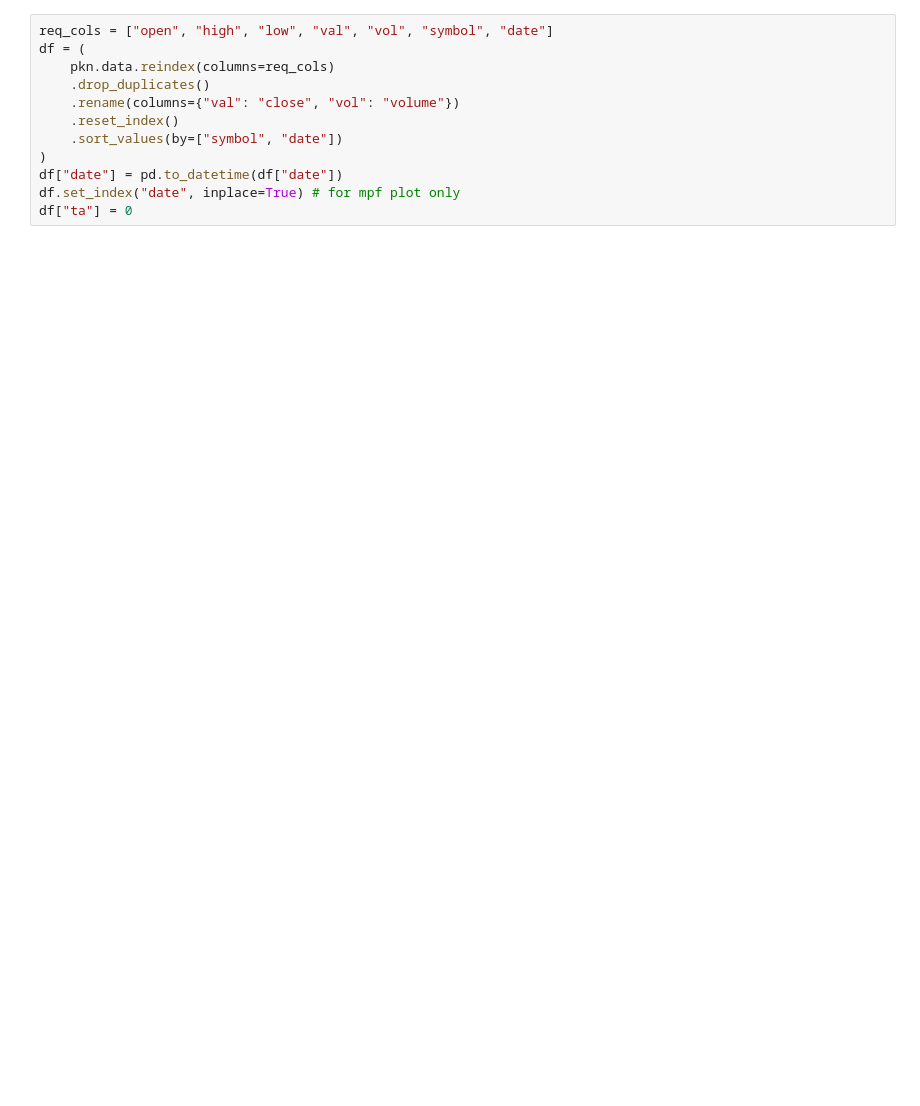
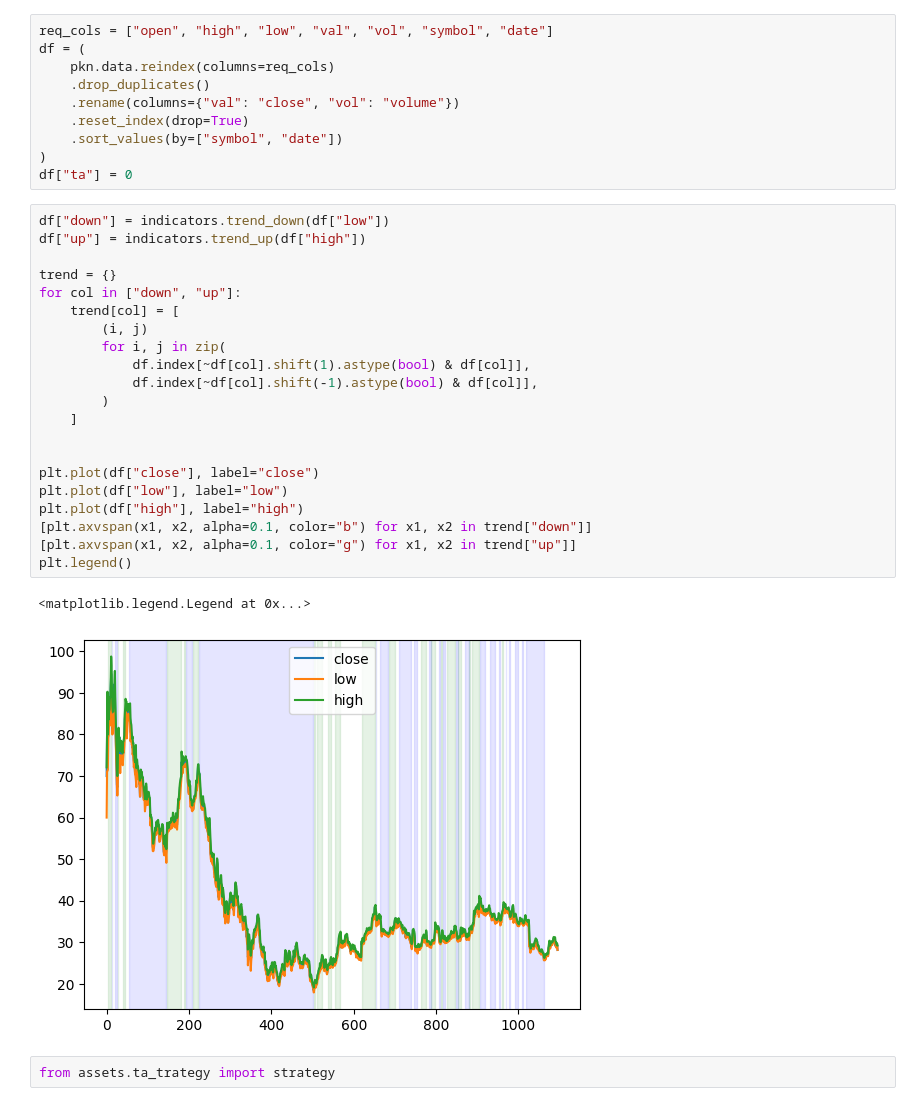
Before and after one commit to zielaskowski/tradeDB, a Jupyter notebook: dev/technical_analysis.ipynb, the cells around one changed output. Saved outputs shown, nothing was run; the diff lists cells and outputs as text; blank space fills up the shorter version.

```diff
--- a/dev/technical_analysis.ipynb
+++ b/dev/technical_analysis.ipynb
@@ -55,11 +92,35 @@ df = (
     pkn.data.reindex(columns=req_cols)
     .drop_duplicates()
     .rename(columns={"val": "close", "vol": "volume"})
-    .reset_index()
+    .reset_index(drop=True)
     .sort_values(by=["symbol", "date"])
 )
-df["date"] = pd.to_datetime(df["date"])
-df.set_index("date", inplace=True) # for mpf plot only
 df["ta"] = 0
+# %%
+df["down"] = indicators.trend_down(df["low"])
+df["up"] = indicators.trend_up(df["high"])
+
+trend = {}
+for col in ["down", "up"]:
+    trend[col] = [
+        (i, j)
+        for i, j in zip(
+            df.index[~df[col].shift(1).astype(bool) & df[col]],
+            df.index[~df[col].shift(-1).astype(bool) & df[col]],
+        )
+    ]
+
+
+plt.plot(df["close"], label="close")
+plt.plot(df["low"], label="low")
+plt.plot(df["high"], label="high")
+[plt.axvspan(x1, x2, alpha=0.1, color="b") for x1, x2 in trend["down"]]
+[plt.axvspan(x1, x2, alpha=0.1, color="g") for x1, x2 in trend["up"]]
+plt.legend()
+# %% [output]
+<matplotlib.legend.Legend at 0x...>
+[figure, added]
+# %%
+from assets.ta_trategy import strategy
 # %%
 # strategy
```
Also changed, not shown: parts of 11 cells of this notebook, 16 other files.
